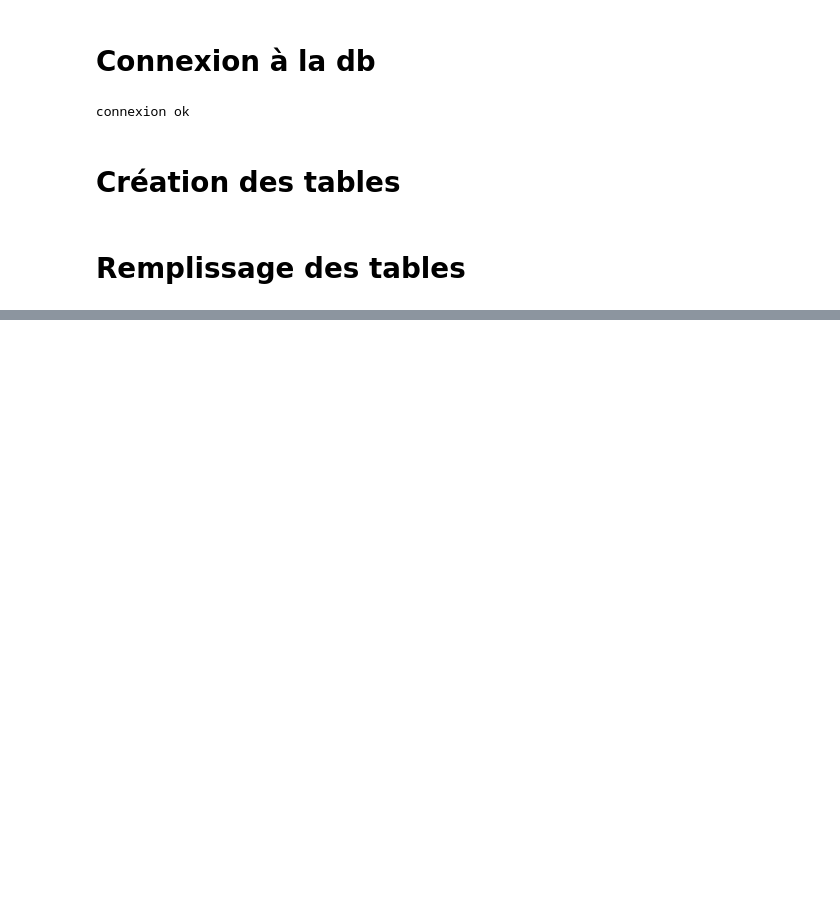
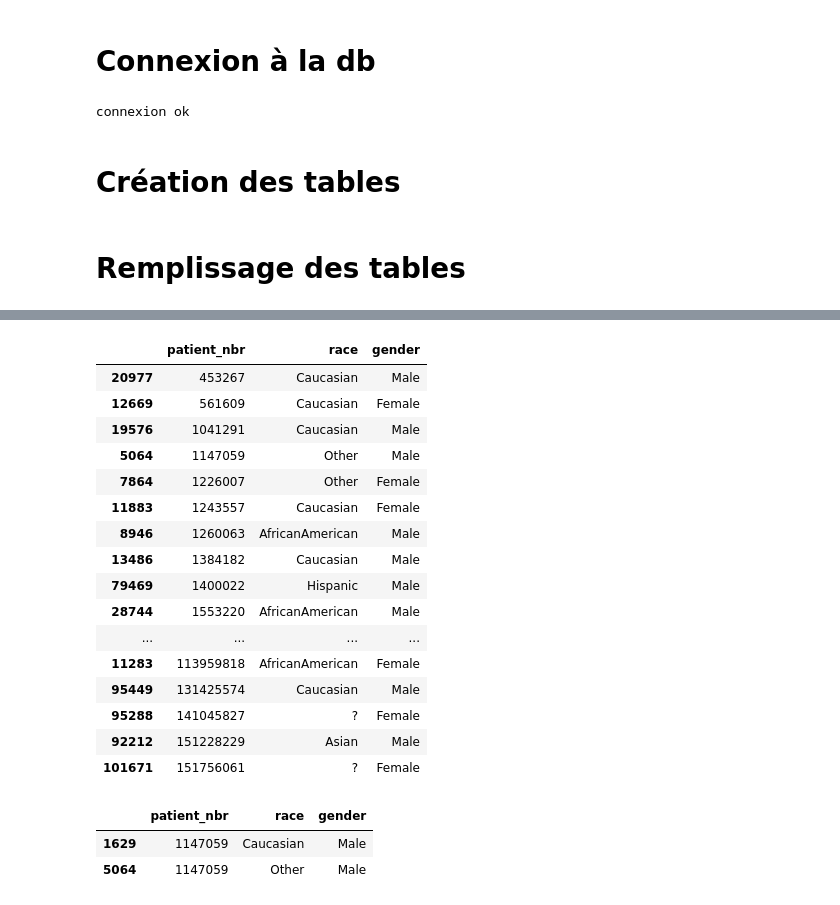
Before and after one commit to Gwendelina/130US_diabete, a Jupyter notebook: Creation BDD/Creation_BDD.ipynb, the cells around one changed output, grey strips where cells are left out. Drawn from its saved outputs; the diff is of its cells as text; code cells hidden in the pictures; blank space fills up the shorter version.

```diff
--- a/Creation BDD/Creation_BDD.ipynb
+++ b/Creation BDD/Creation_BDD.ipynb
@@ -135,0 +135,3 @@ data.head()
+# %%
+patients = df[['patient_nbr','race', 'gender']]
+patients
@@ -135,0 +165,5 @@ data.head()
+# %%
+# On supprime les lignes dupliquées
+
+patients = patients.drop_duplicates()
+patients
@@ -135,0 +184,3 @@ data.head()
+# %%
+comptage = patients.sort_values(by = 'patient_nbr')
+comptage
@@ -135,0 +207,3 @@ data.head()
+# %%
+doublons = comptage[comptage.duplicated(subset = 'patient_nbr')]
+doublons
@@ -135,0 +224,29 @@ data.head()
+# %%
+doublons.sort_values(by='patient_nbr')
+# %% [output]
+|  | patient_nbr | race | gender |
+| 20977 | 453267 | Caucasian | Male |
+| 12669 | 561609 | Caucasian | Female |
+| 19576 | 1041291 | Caucasian | Male |
+| 5064 | 1147059 | Other | Male |
+| 7864 | 1226007 | Other | Female |
+| 11883 | 1243557 | Caucasian | Female |
+| 8946 | 1260063 | AfricanAmerican | Male |
+| 13486 | 1384182 | Caucasian | Male |
+| 79469 | 1400022 | Hispanic | Male |
+| 28744 | 1553220 | AfricanAmerican | Male |
+| ... | ... | ... | ... |
+| 11283 | 113959818 | AfricanAmerican | Female |
+| 95449 | 131425574 | Caucasian | Male |
+| 95288 | 141045827 | ? | Female |
+| 92212 | 151228229 | Asian | Male |
+| 101671 | 151756061 | ? | Female |
+# %%
+# Filtre pour l'analyse
+
+filtre = patients[patients['patient_nbr'] == 1147059]
+filtre
+# %% [output]
+|  | patient_nbr | race | gender |
+| 1629 | 1147059 | Caucasian | Male |
+| 5064 | 1147059 | Other | Male |
```
Also changed, not shown: parts of 27 cells of this notebook, 1 other file.
